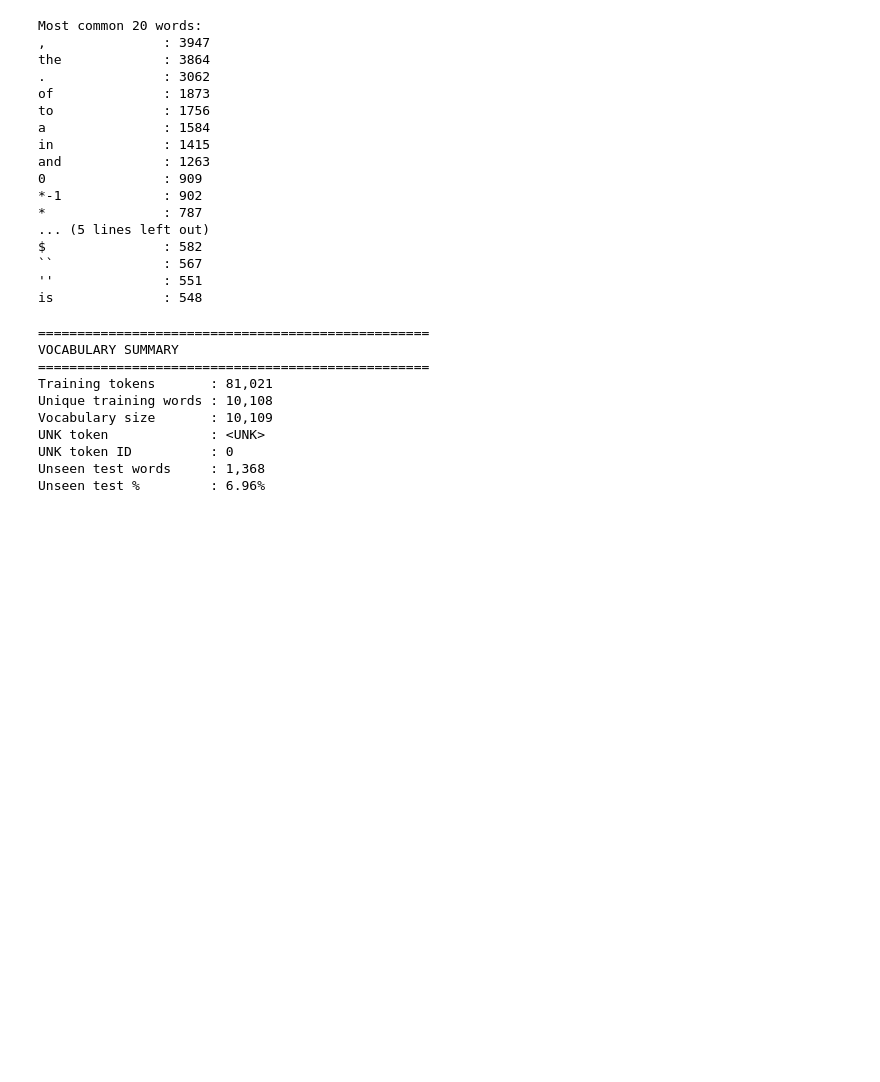
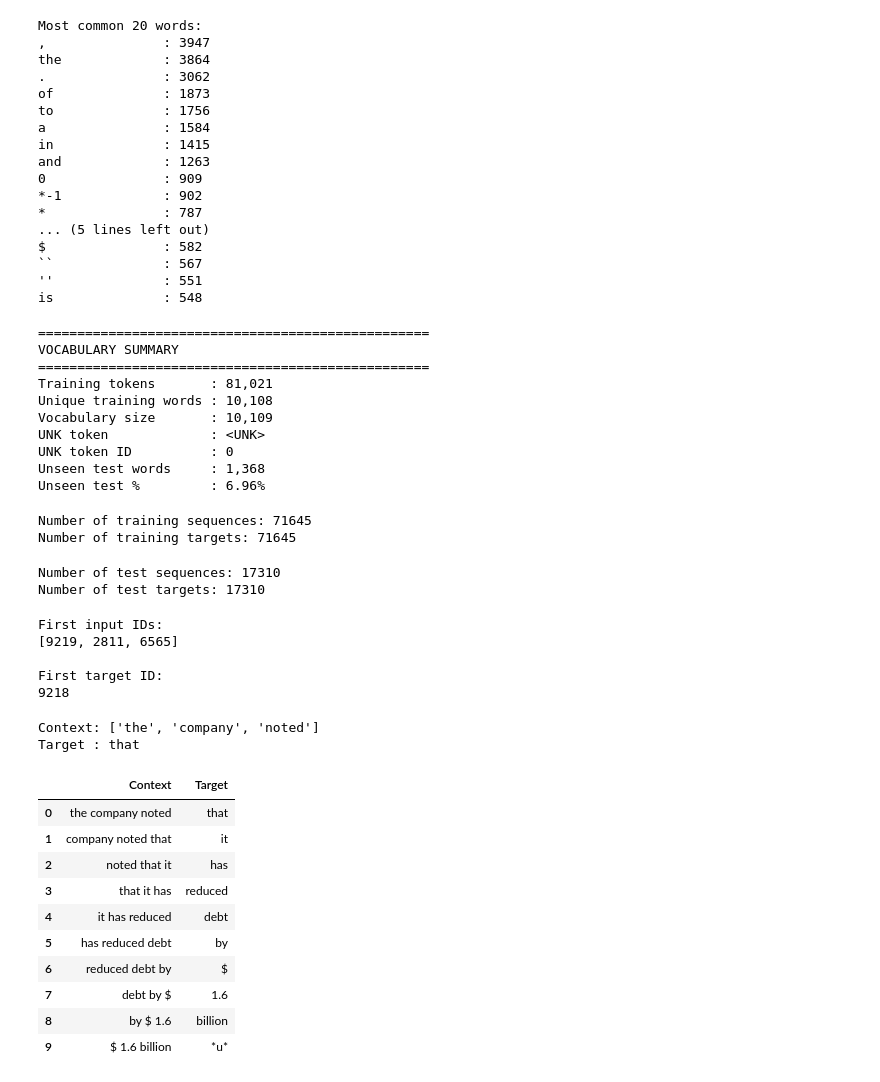
Before and after one commit to Gagan47raj/neural-language-model-next-word-prediction, a Jupyter notebook: Group67_PennTreebank.ipynb, the cells around one changed output. Cells and saved outputs as stored; diff of their text form; code cells hidden in the pictures; blank space fills up the shorter version.

Commit message:
Phase 3: generate three-word training sequences

```diff
--- a/Group67_PennTreebank.ipynb
+++ b/Group67_PennTreebank.ipynb
@@ -442,0 +487,80 @@ Unseen test %         : 6.96%
+# %%
+X_train, y_train = generate_sequences(
+    train_sentences,
+    word_to_idx,
+    context_size=CONTEXT_SIZE
+)
+# %%
+print("Number of training sequences:", len(X_train))
+print("Number of training targets:", len(y_train))
+# %% [output]
+Number of training sequences: 71645
+Number of training targets: 71645
+# %%
+X_test, y_test = generate_sequences(
+    test_sentences,
+    word_to_idx,
+    context_size=CONTEXT_SIZE
+)
+
+print("Number of test sequences:", len(X_test))
+print("Number of test targets:", len(y_test))
+# %% [output]
+Number of test sequences: 17310
+Number of test targets: 17310
+# %%
+print("First input IDs:")
+print(X_train[0])
+
+print("\nFirst target ID:")
+print(y_train[0])
+# %% [output]
+First input IDs:
+[9219, 2811, 6565]
+
+First target ID:
+9218
+# %%
+first_context_words = [
+    idx_to_word[idx]
+    for idx in X_train[0]
+]
+
+first_target_word = idx_to_word[y_train[0]]
+
+print("Context:", first_context_words)
+print("Target :", first_target_word)
+# %% [output]
+Context: ['the', 'company', 'noted']
+Target : that
+# %%
+sample_data = []
+
+for i in range(10):
+    context_words = [
+        idx_to_word[idx]
+        for idx in X_train[i]
+    ]
+
+    target_word = idx_to_word[y_train[i]]
+
+    sample_data.append({
+        "Context": " ".join(context_words),
+        "Target": target_word
+    })
+
+sample_df = pd.DataFrame(sample_data)
+
+sample_df
+# %% [output]
+|  | Context | Target |
+| 0 | the company noted | that |
+| 1 | company noted that | it |
+| 2 | noted that it | has |
+| 3 | that it has | reduced |
+| 4 | it has reduced | debt |
+| 5 | has reduced debt | by |
+| 6 | reduced debt by | $ |
+| 7 | debt by $ | 1.6 |
+| 8 | by $ 1.6 | billion |
+| 9 | $ 1.6 billion | *u* |
```
Also changed, not shown: parts of 7 cells of this notebook.
